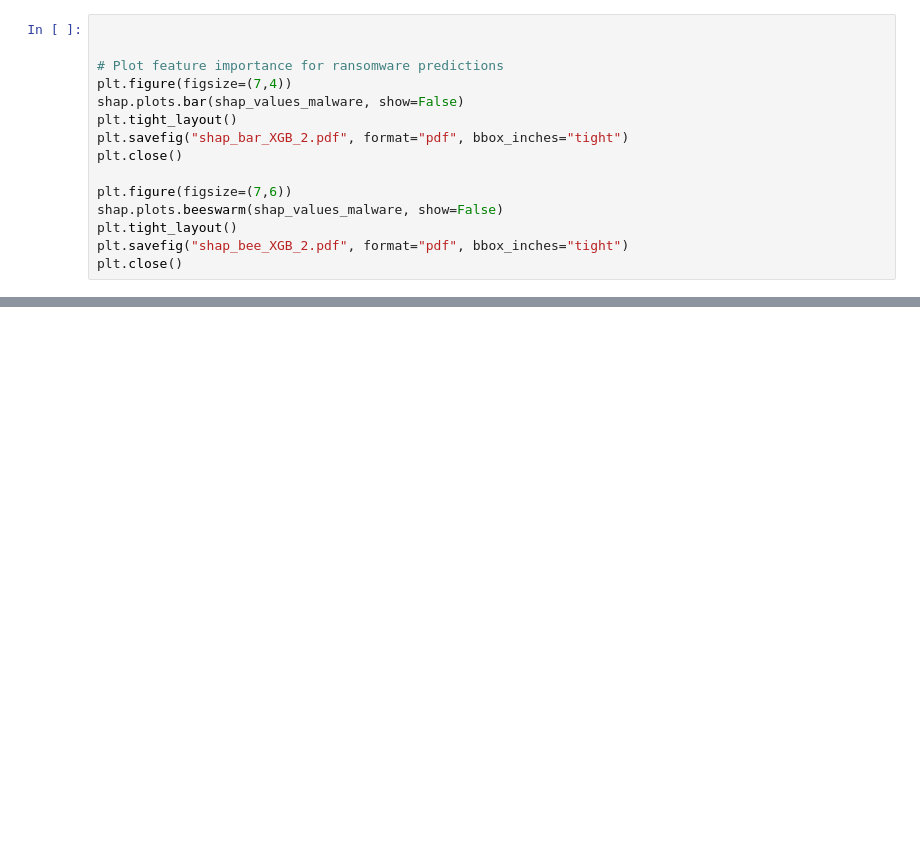
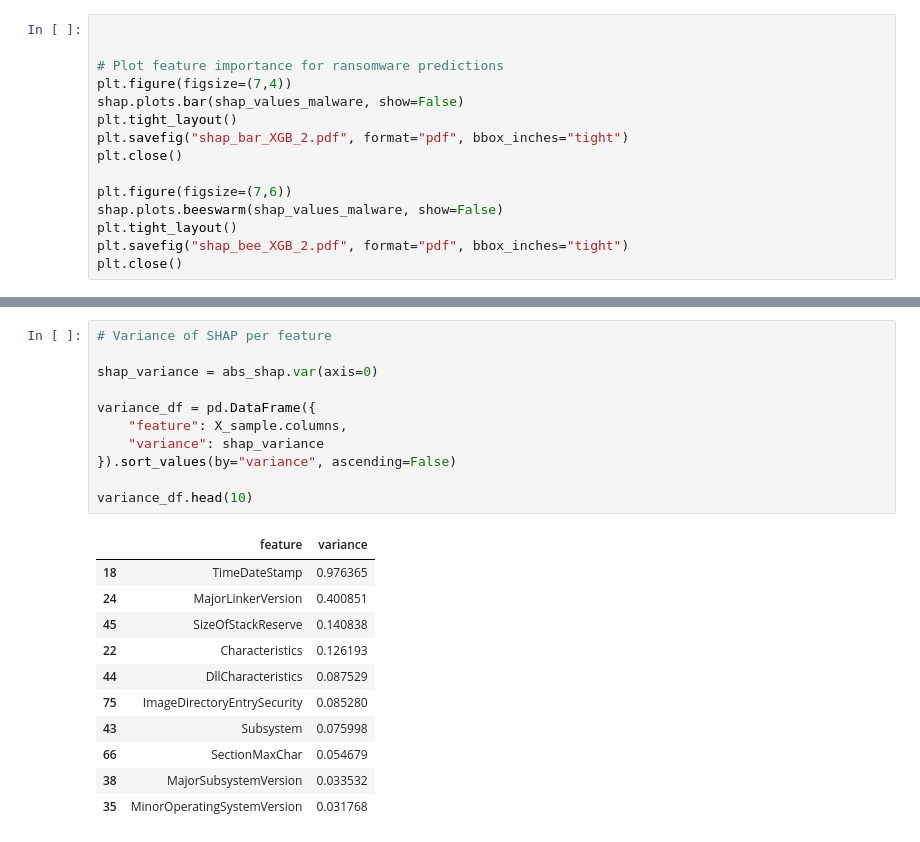
Before and after one commit to gaby-byb/ransomware-detection-ml, a Jupyter notebook: notebooks/malware_vs_benign.ipynb, the cells around one changed output, grey strips where cells are left out. Drawn from its saved outputs; the diff is of its cells as text; blank space fills up the shorter version.

```diff
--- a/notebooks/malware_vs_benign.ipynb
+++ b/notebooks/malware_vs_benign.ipynb
@@ -539,0 +581,23 @@ plt.close()
+# %%
+# Variance of SHAP per feature
+
+shap_variance = abs_shap.var(axis=0)
+
+variance_df = pd.DataFrame({
+    "feature": X_sample.columns,
+    "variance": shap_variance
+}).sort_values(by="variance", ascending=False)
+
+variance_df.head(10)
+# %% [output]
+|  | feature | variance |
+| 18 | TimeDateStamp | 0.976365 |
+| 24 | MajorLinkerVersion | 0.400851 |
+| 45 | SizeOfStackReserve | 0.140838 |
+| 22 | Characteristics | 0.126193 |
+| 44 | DllCharacteristics | 0.087529 |
+| 75 | ImageDirectoryEntrySecurity | 0.085280 |
+| 43 | Subsystem | 0.075998 |
+| 66 | SectionMaxChar | 0.054679 |
+| 38 | MajorSubsystemVersion | 0.033532 |
+| 35 | MinorOperatingSystemVersion | 0.031768 |
```
Also changed, not shown: parts of 4 cells of this notebook, 1 other file.
